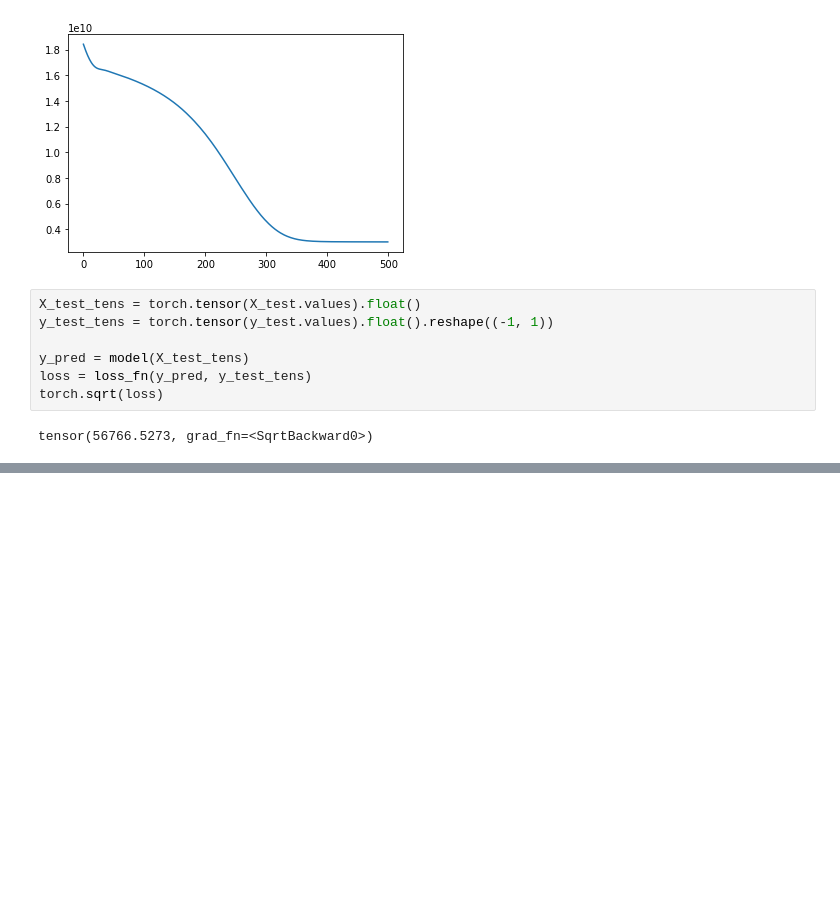
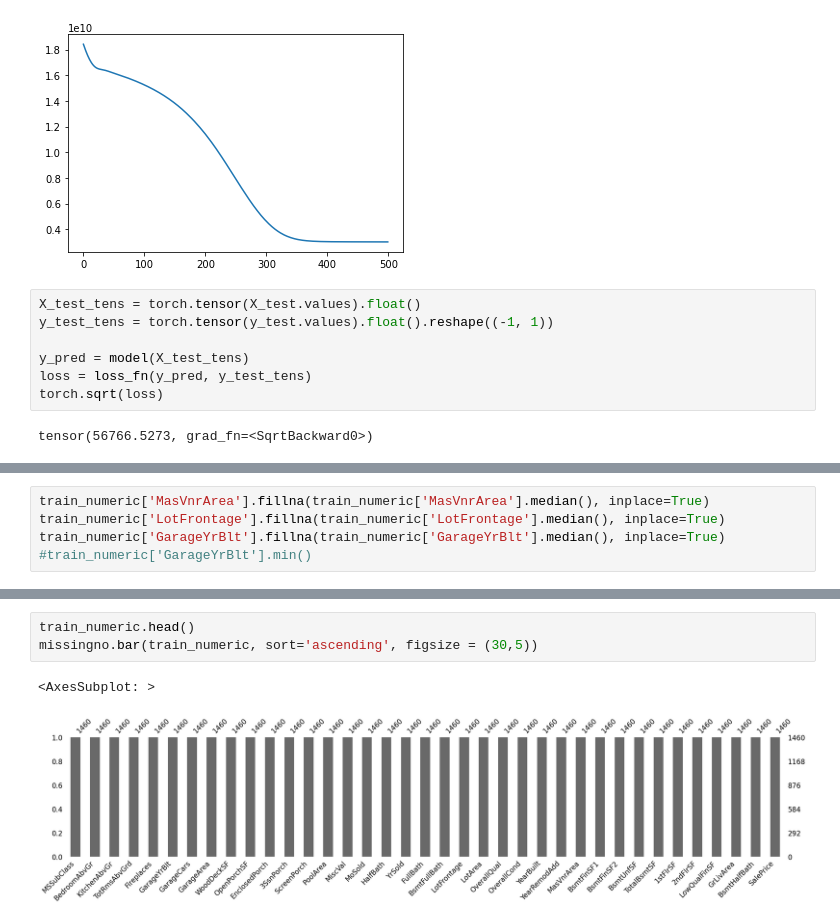
Before and after one commit to maeh98/gianniPastore, a Jupyter notebook: house.ipynb, the cells around one changed output, grey strips where cells are left out. Drawn from its saved outputs; the diff is of its cells as text; blank space fills up the shorter version.

```diff
--- a/house.ipynb
+++ b/house.ipynb
@@ -416,0 +508,5 @@ tensor(56766.5273, grad_fn=<SqrtBackward0>)
+# %%
+train_numeric['MasVnrArea'].fillna(train_numeric['MasVnrArea'].median(), inplace=True)
+train_numeric['LotFrontage'].fillna(train_numeric['LotFrontage'].median(), inplace=True)
+train_numeric['GarageYrBlt'].fillna(train_numeric['GarageYrBlt'].median(), inplace=True)
+#train_numeric['GarageYrBlt'].min()
@@ -416,0 +532,6 @@ tensor(56766.5273, grad_fn=<SqrtBackward0>)
+# %%
+train_numeric.head()
+missingno.bar(train_numeric, sort='ascending', figsize = (30,5))
+# %% [output]
+<AxesSubplot: >
+[figure, added]
```
Also changed, not shown: parts of 45 cells of this notebook, 1 other file.
